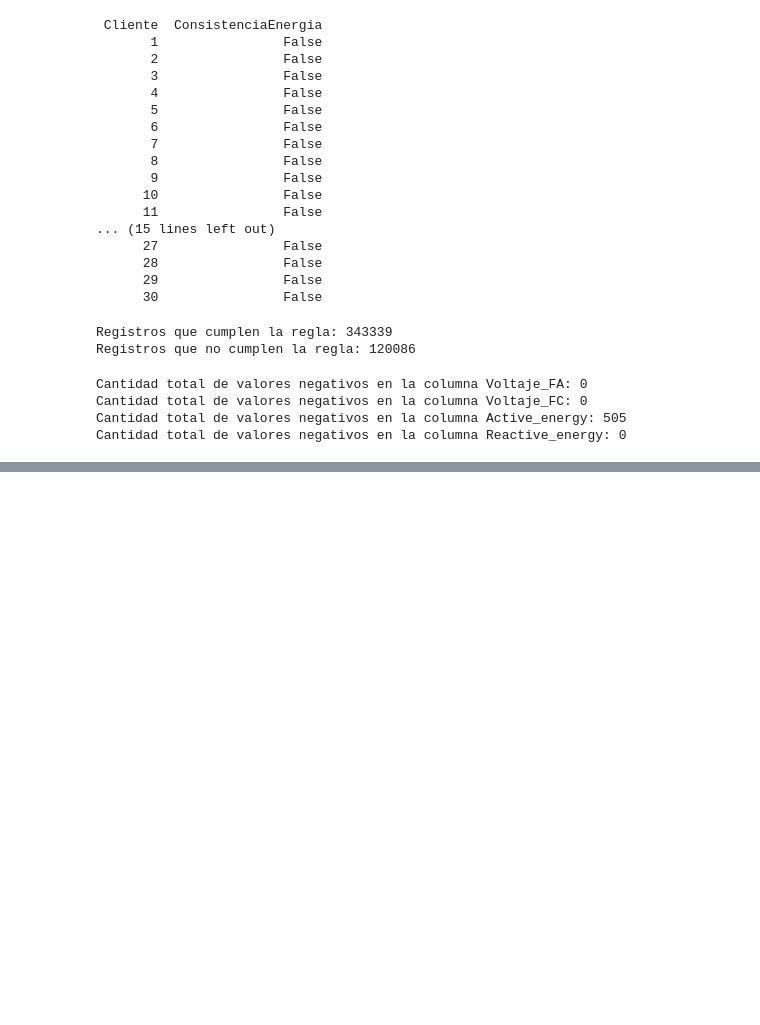
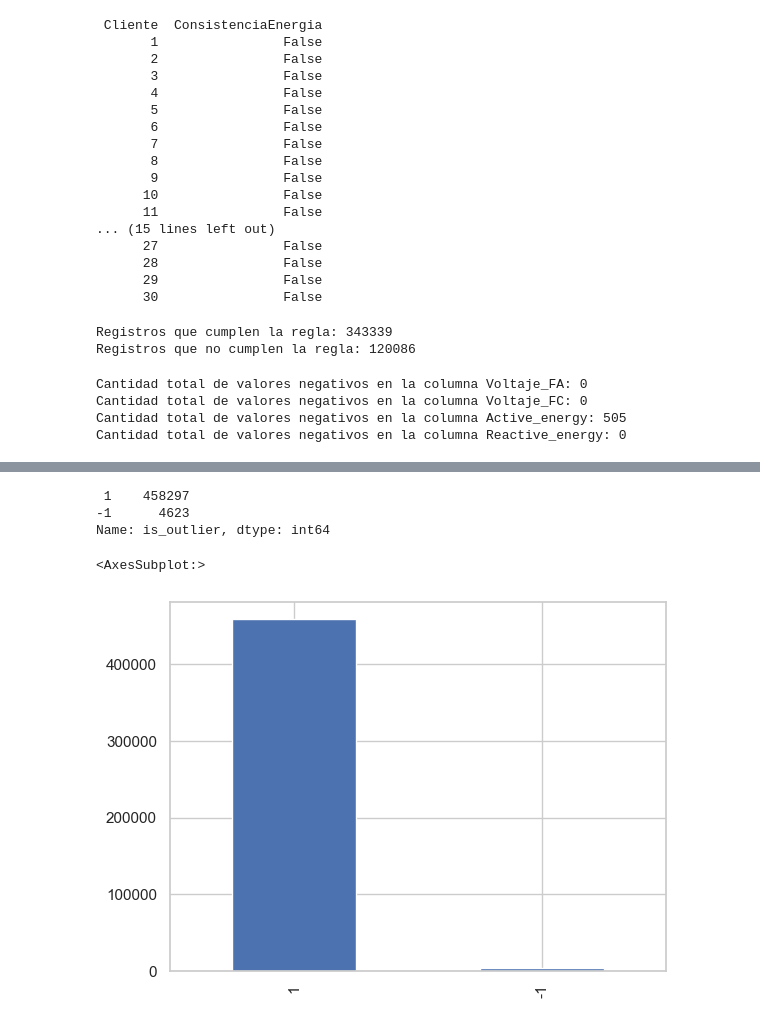
Before and after one commit to jmanjarresm/Proyecto_Grado_MIAD, a Jupyter notebook: Análisis Variable Energía Activa.ipynb, the cells around one changed output, grey strips where cells are left out. Cells and saved outputs as stored; diff of their text form; code cells hidden in the pictures; blank space fills up the shorter version.

```diff
--- a/Análisis Variable Energía Activa.ipynb
+++ b/Análisis Variable Energía Activa.ipynb
@@ -488,0 +509,28 @@ Cantidad total de valores negativos en la columna Reactive_energy: 0
+# %%
+from sklearn.ensemble import IsolationForest
+from sklearn.preprocessing import LabelEncoder
+
+# Eliminar valores negativos en Active_energy
+df = df_final[df_final['Active_energy'] >= 0]
+
+# Transformar Mes, Trimestre, Día y Día_Semana en variables categóricas
+categorical_columns = ['Cliente', 'Mes', 'Trimestre', 'Dia', 'Dia_Semana']
+label_encoders = {}
+for column in categorical_columns:
+    label_encoders[column] = LabelEncoder()
+    df[column] = label_encoders[column].fit_transform(df[column])
+
+# Seleccionar características para entrenar el modelo
+features = ['Cliente', 'Mes', 'Trimestre', 'Dia', 'Dia_Semana', 'Active_energy']
+
+# Escalar características si es necesario (no es necesario para Isolation Forest)
+
+# Entrenar el modelo Isolation Forest
+isolation_forest = IsolationForest(contamination=0.01)  # 1% de datos se asume como anomalías
+isolation_forest.fit(df[features])
+
+# Predecir outliers (anomalías)
+outliers = isolation_forest.predict(df[features])
+
+# Añadir una columna al DataFrame original indicando si cada punto de datos es un outlier o no
+df['is_outlier'] = outliers
@@ -488,0 +571,15 @@ Cantidad total de valores negativos en la columna Reactive_energy: 0
+# %%
+# Analizar los outliers
+outliers = df[df['is_outlier'] == -1]  # -1 indica un outlier según Isolation Forest
+# %%
+outlier_index = list(outliers.index)
+
+#datapoints classified -1 are anomalous
+print(df['is_outlier'].value_counts())
+df['is_outlier'].value_counts().plot(kind = 'bar')
+# %% [output]
+ 1    458297
+-1      4623
+Name: is_outlier, dtype: int64
+<AxesSubplot:>
+[figure, added]
```
Also changed, not shown: parts of 8 cells of this notebook.
